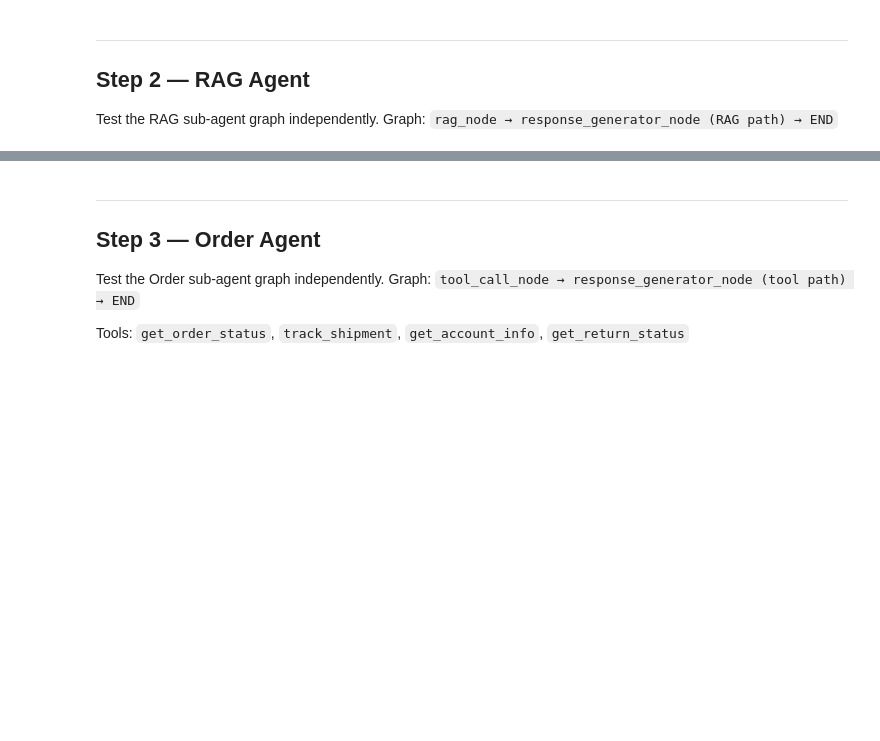
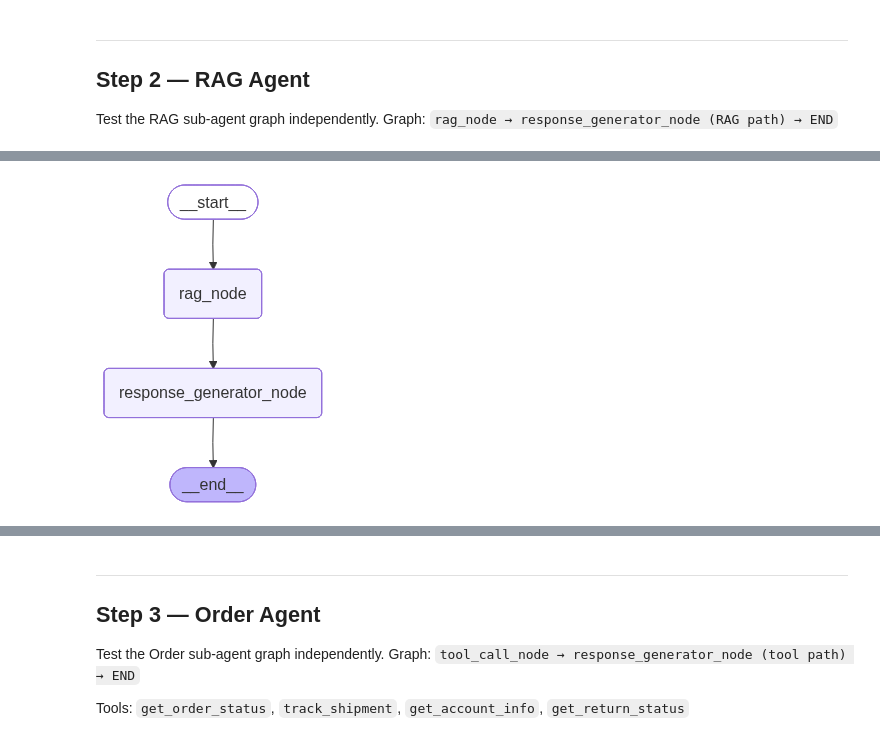
Before and after one commit to Debasis5/Agentic-RAG-Shopping-Assistant-Multi, a Jupyter notebook: notebooks/test_notebook_multi.ipynb, the cells around one changed output, grey strips where cells are left out. Cells and saved outputs as stored; diff of their text form; code cells hidden in the pictures; blank space fills up the shorter version.

```diff
--- a/notebooks/test_notebook_multi.ipynb
+++ b/notebooks/test_notebook_multi.ipynb
@@ -55,3 +62,7 @@ print("RAG agent compiled OK:", rag_agent)
+# %%
+rag_agent
+# %% [output]
+[figure, added]
 # %%
 # Test RAG agent directly with policy/FAQ queries
 rag_test_queries = [
```
Also changed, not shown: parts of 20 cells of this notebook, 15 other files.
